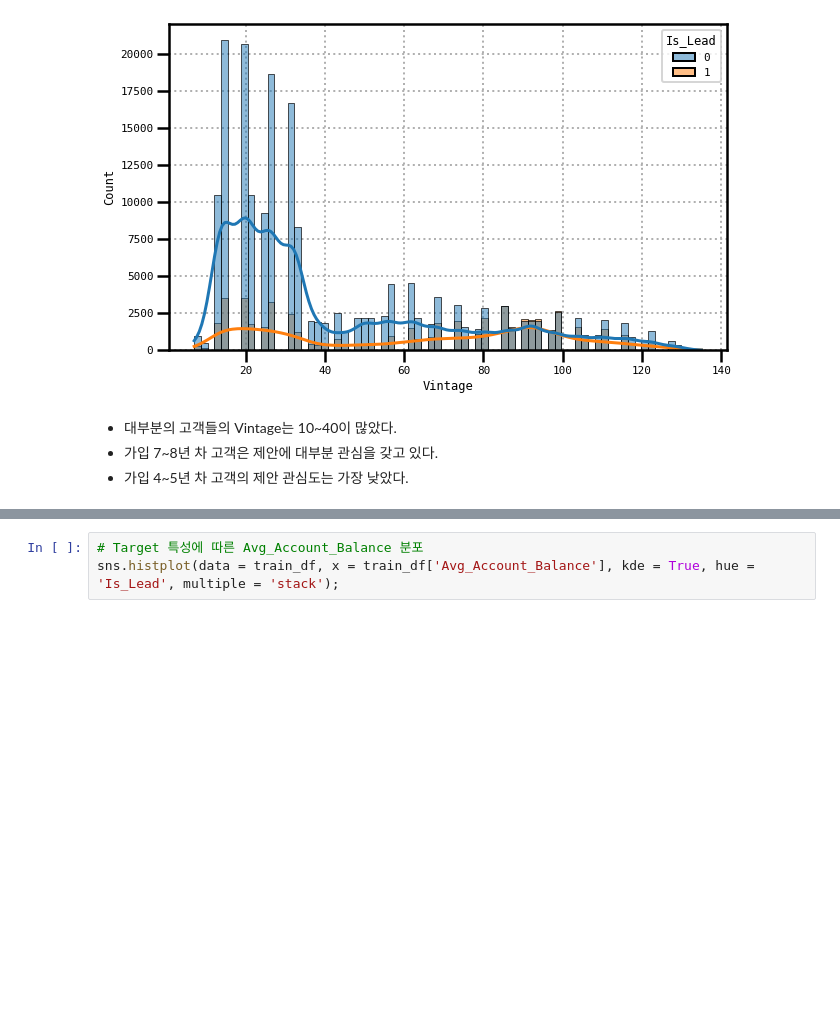
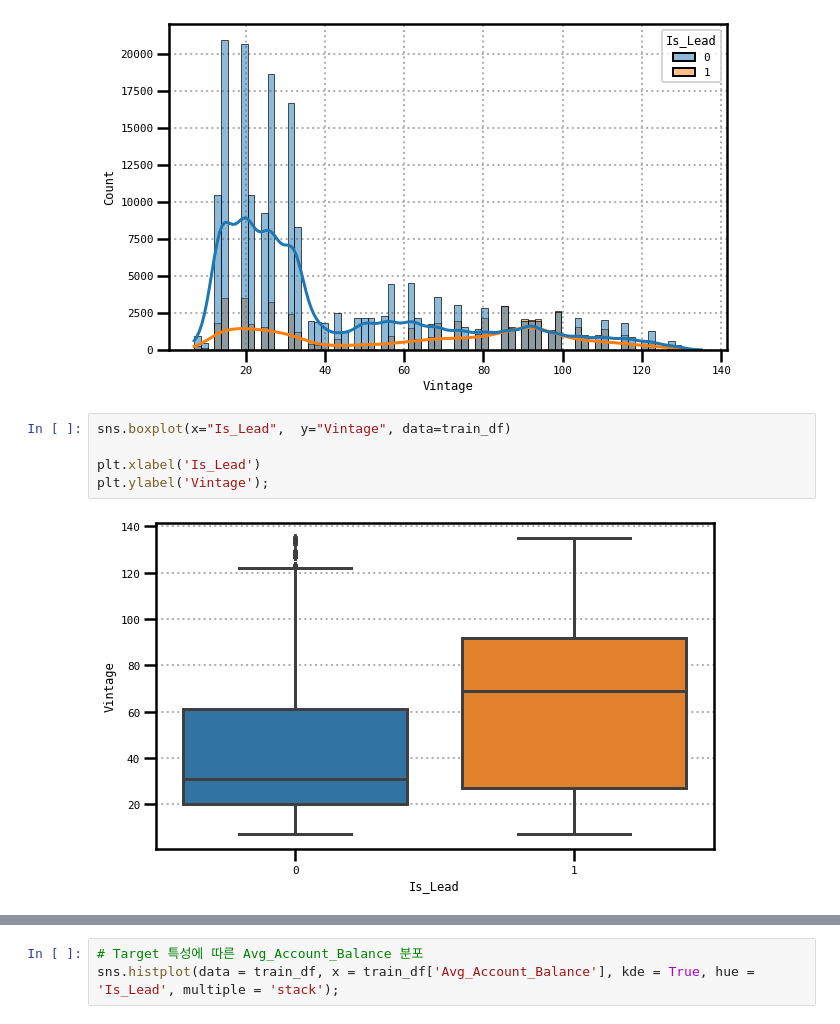
Before and after one commit to Oksusudom/Python_Learning, a Jupyter notebook: improvement.ipynb, the cells around one changed output, grey strips where cells are left out. Cells and saved outputs as stored; diff of their text form; blank space fills up the shorter version.

```diff
--- a/improvement.ipynb
+++ b/improvement.ipynb
@@ -183,7 +228,10 @@ sns.histplot(data = train_df, x = train_df['Age'], hue = "Is_Lead", kde = True);
 sns.histplot(data = train_df, x = train_df['Vintage'], hue = "Is_Lead", kde = True);
 # %% [output]
 [figure]
-# %% [markdown]
-- 대부분의 고객들의 Vintage는 10~40이 많았다.
-- 가입 7~8년 차 고객은 제안에 대부분 관심을 갖고 있다.
-- 가입 4~5년 차 고객의 제안 관심도는 가장 낮았다.
+# %%
+sns.boxplot(x="Is_Lead",  y="Vintage", data=train_df)
+
+plt.xlabel('Is_Lead')
+plt.ylabel('Vintage');
+# %% [output]
+[figure, added]
```
Also changed, not shown: parts of 30 cells of this notebook.
